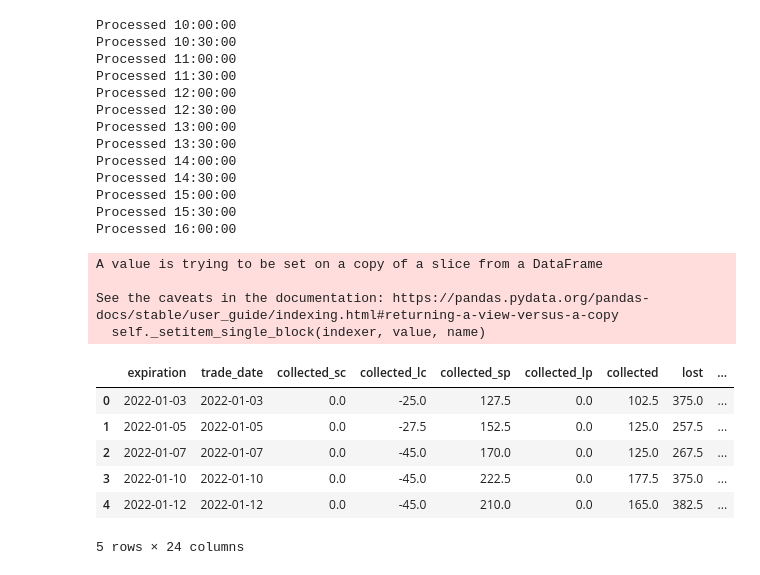
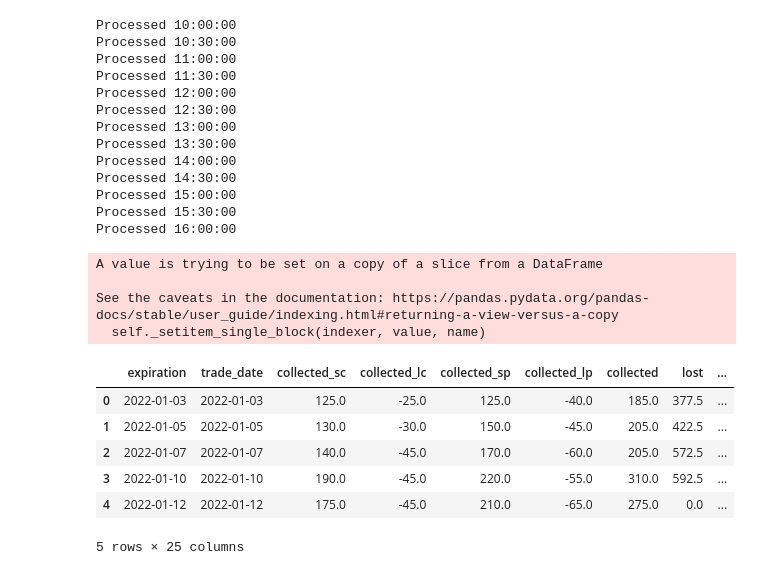
Before and after one commit to jcurtiswebb/SPXoptions-put-backtesting, a Jupyter notebook: spx-option-spread-backtester.ipynb, the cells around one changed output. Saved outputs shown, nothing was run; the diff lists cells and outputs as text; code cells hidden in the pictures.

```diff
--- a/spx-option-spread-backtester.ipynb
+++ b/spx-option-spread-backtester.ipynb
@@ -16,14 +16,14 @@ df['delta'] = df['delta'].abs()
 # Settings for backtest #
 #########################
 delta_sp = 0.09
-delta_lp = None
-delta_sc = None
+delta_lp = 0.03
+delta_sc = 0.09
 delta_lc = 0.03
 
 same_day = True
 purchase_time = '09:45:00'
 
-max_loss = 2.0
+max_loss = 1.9
 
 commission = 1.5
 
@@ -37,13 +37,17 @@ initial_portfolio_value = 10000
 is_spread = False
 if (delta_sp is not None and delta_lp is None) or (delta_sp is not None and delta_lp is None):
     is_spread = True
+# %%
+df_ty = pd.read_csv(f"/kaggle/input/treasury-yield-13w-2012-2022/13_week_treasury_yield.csv", index_col=None, header=0)
+df_ty['Date'] = pd.to_datetime(df_ty['Date'])
 # %%
 def get_contract_strike(curr_date, contract_date, i_df):
     df1 = i_df[(i_df['quote_date']==curr_date) & (i_df['expiration']==contract_date)].min()
     price = (df1['ask']+df1['bid'])/0.02 # 0.02 is dividing by two and multiplying by 100
     if np.isnan(price):
         return pd.Series([0,0,0])
-    return pd.Series([df1['strike'],df1['delta'],price])
+    rounded_price = 5 * round(price / 5)
+    return pd.Series([df1['strike'],df1['delta'],rounded_price])
 
 
 def get_amount_lost(contract_date, strike_sp, strike_lp, strike_sc, strike_lc):
@@ -224,29 +228,34 @@ df_trades['net'] = df_trades['collected'] - df_trades['lost'] - df_trades['commi
 # %%
 df_trades['portfolio_value'] = 0.0
 df_trades['daily_return'] = 0.0
 df_trades['margin_utilization']=0.0
 initial_portfolio_value = 10000
 df_trades['net_cumsum']=df_trades['net'].cumsum()
 
 df_trades['portfolio_value'] = initial_portfolio_value + df_trades['net_cumsum']
 df_trades['transaction_return'] = df_trades['net'] / df_trades['portfolio_value'].shift(1)
 df_trades['transaction_return'].iloc[0] = df_trades['net'].iloc[0] / initial_portfolio_value
 
 df_trades['cum_return'] = (df_trades['portfolio_value'] - initial_portfolio_value) / initial_portfolio_value
 
+df_ty['daily_risk_free_return'] = (df_ty['Adj Close'] / 252) / 100
+df_ty.drop(['Open', 'High', 'Low', 'Close', 'Adj Close', 'Volume'], axis=1, inplace=True)
+
+df_trades = pd.merge(df_trades, df_ty, left_on='trade_date', right_on='Date')
+df_trades.drop(['Date'],axis=1,inplace=True)
 df_trades.head()
 # %% [output]
 A value is trying to be set on a copy of a slice from a DataFrame
 
 See the caveats in the documentation: https://pandas.pydata.org/pandas-docs/stable/user_guide/indexing.html#returning-a-view-versus-a-copy
   self._setitem_single_block(indexer, value, name)
 |  | expiration | trade_date | collected_sc | collected_lc | collected_sp | collected_lp | collected | lost | ... |
-| 0 | 2022-01-03 | 2022-01-03 | 0.0 | -25.0 | 127.5 | 0.0 | 102.5 | 375.0 | ... |
-| 1 | 2022-01-05 | 2022-01-05 | 0.0 | -27.5 | 152.5 | 0.0 | 125.0 | 257.5 | ... |
-| 2 | 2022-01-07 | 2022-01-07 | 0.0 | -45.0 | 170.0 | 0.0 | 125.0 | 267.5 | ... |
-| 3 | 2022-01-10 | 2022-01-10 | 0.0 | -45.0 | 222.5 | 0.0 | 177.5 | 375.0 | ... |
-| 4 | 2022-01-12 | 2022-01-12 | 0.0 | -45.0 | 210.0 | 0.0 | 165.0 | 382.5 | ... |
+| 0 | 2022-01-03 | 2022-01-03 | 125.0 | -25.0 | 125.0 | -40.0 | 185.0 | 377.5 | ... |
+| 1 | 2022-01-05 | 2022-01-05 | 130.0 | -30.0 | 150.0 | -45.0 | 205.0 | 422.5 | ... |
+| 2 | 2022-01-07 | 2022-01-07 | 140.0 | -45.0 | 170.0 | -60.0 | 205.0 | 572.5 | ... |
+| 3 | 2022-01-10 | 2022-01-10 | 190.0 | -45.0 | 220.0 | -55.0 | 310.0 | 592.5 | ... |
+| 4 | 2022-01-12 | 2022-01-12 | 175.0 | -45.0 | 210.0 | -65.0 | 275.0 | 0.0 | ... |
-5 rows × 24 columns
+5 rows × 25 columns
 # %%
 
 
```
Also changed, not shown: parts of 6 cells of this notebook.
